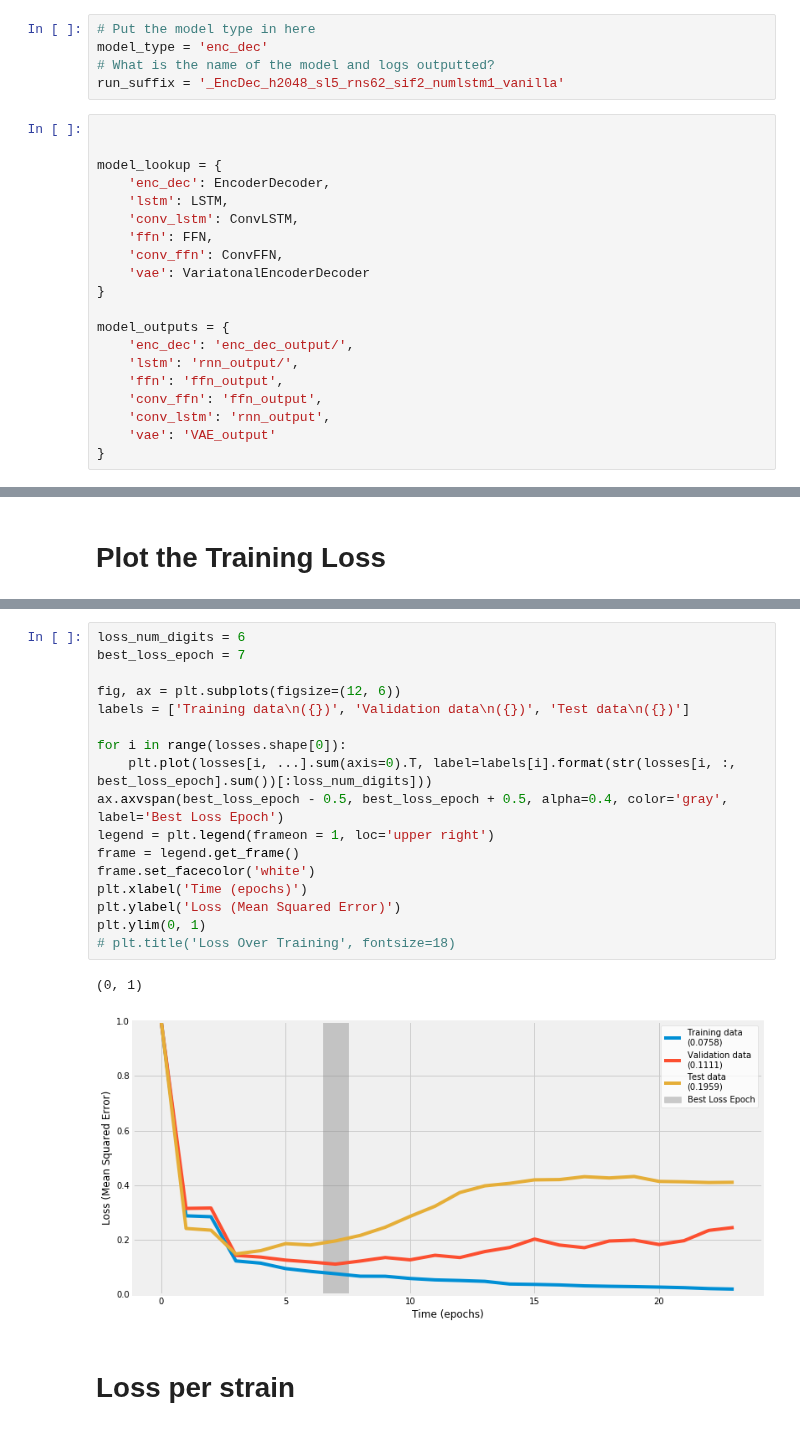
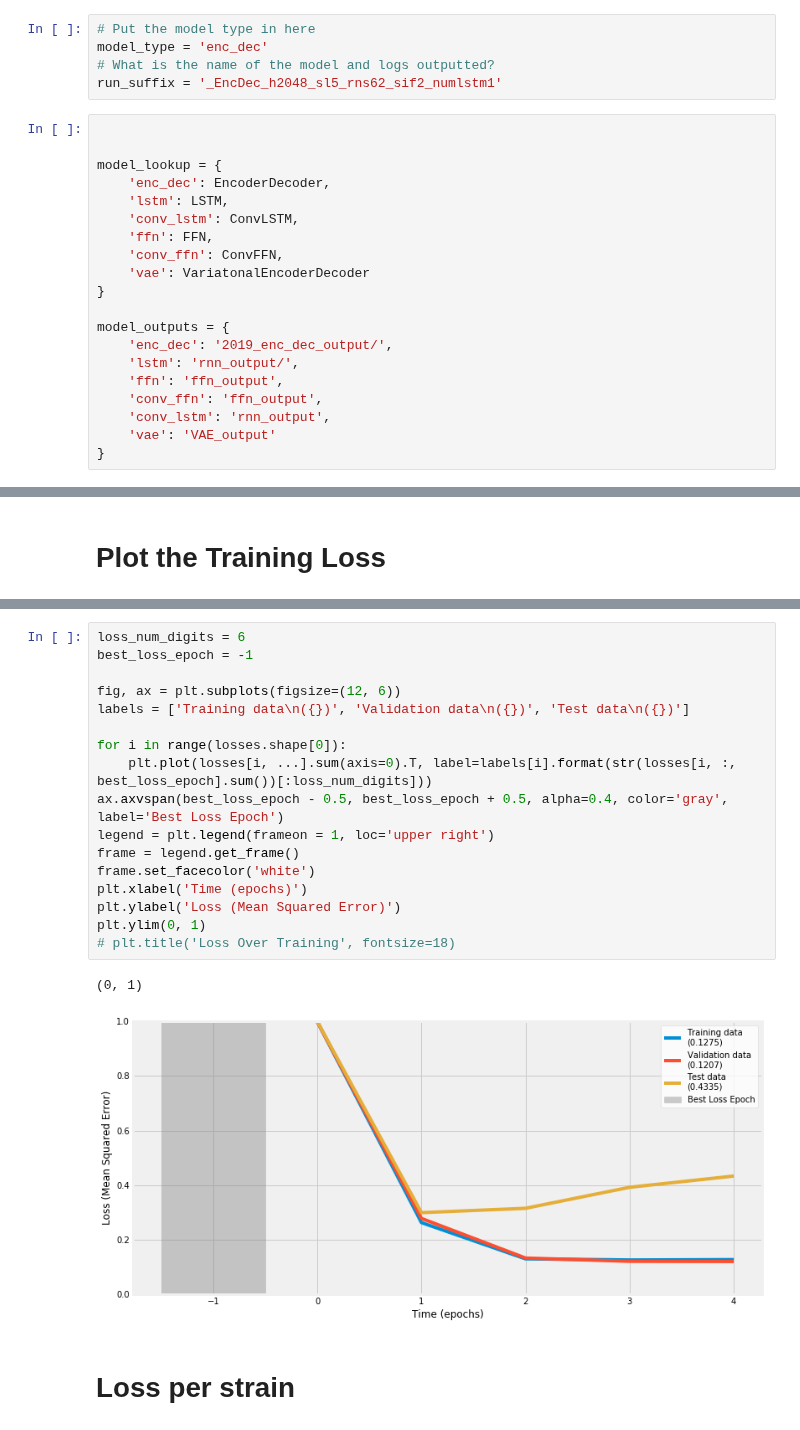
Before and after one commit to michaelwiest/microbiome-rnn, a Jupyter notebook: notebooks/Model Evaluator.ipynb, the cells around one changed output, grey strips where cells are left out. Cells and saved outputs as stored; diff of their text form.

```diff
--- a/notebooks/Model Evaluator.ipynb
+++ b/notebooks/Model Evaluator.ipynb
@@ -124,7 +125,7 @@ file_labs = ['Donor$_0$', 'Donor$_1$', 'Donor$_3$', 'Donor$_{2, 0}$', 'Donor$_{2
 # Put the model type in here
 model_type = 'enc_dec'
 # What is the name of the model and logs outputted?
-run_suffix = '_EncDec_h2048_sl5_rns62_sif2_numlstm1_vanilla'
+run_suffix = '_EncDec_h2048_sl5_rns62_sif2_numlstm1'
 # %%
 
 
@@ -138,7 +139,7 @@ model_lookup = {
 }
 
 model_outputs = {
-    'enc_dec': 'enc_dec_output/',
+    'enc_dec': '2019_enc_dec_output/',
     'lstm': 'rnn_output/',
     'ffn': 'ffn_output',
     'conv_ffn': 'ffn_output',
@@ -159,23 +160,23 @@ print(losses.shape)
 # %%
 loss_num_digits = 6
-best_loss_epoch = 7
+best_loss_epoch = -1
 
 fig, ax = plt.subplots(figsize=(12, 6))
 labels = ['Training data\n({})', 'Validation data\n({})', 'Test data\n({})']
 
 for i in range(losses.shape[0]):
     plt.plot(losses[i, ...].sum(axis=0).T, label=labels[i].format(str(losses[i, :, best_loss_epoch].sum())[:loss_num_digits]))
 ax.axvspan(best_loss_epoch - 0.5, best_loss_epoch + 0.5, alpha=0.4, color='gray', label='Best Loss Epoch')
 legend = plt.legend(frameon = 1, loc='upper right')
 frame = legend.get_frame()
 frame.set_facecolor('white')
 plt.xlabel('Time (epochs)')
 plt.ylabel('Loss (Mean Squared Error)')
 plt.ylim(0, 1)
 # plt.title('Loss Over Training', fontsize=18)
 # %% [output]
 (0, 1)
-[figure, old version]
+[figure, new version]
 # %% [markdown]
 # Loss per strain
 # %%
```
Also changed, not shown: parts of 10 cells of this notebook, 1 other file.
